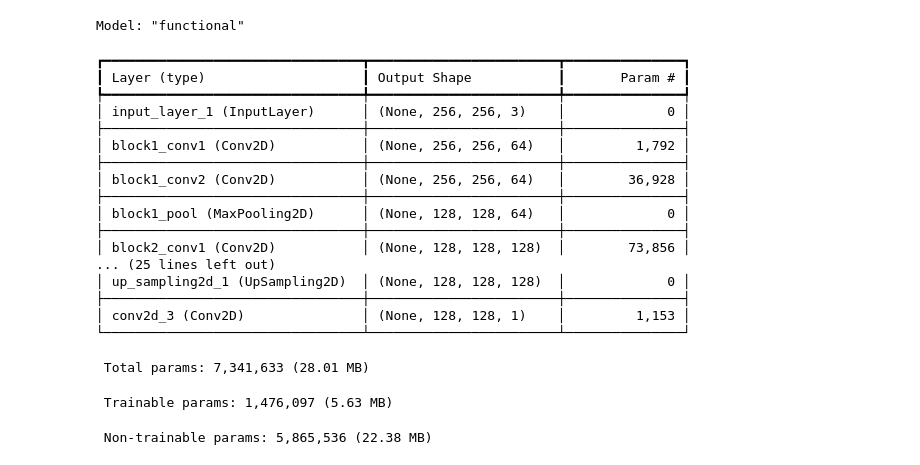
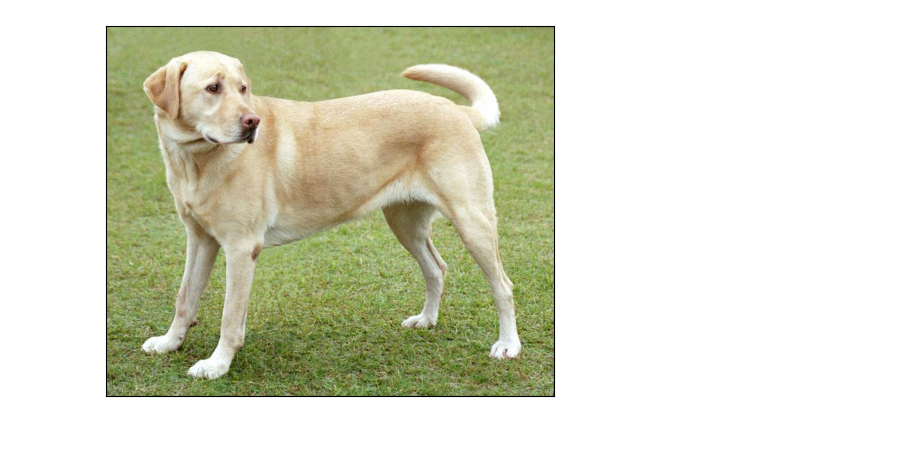
Before and after one commit to g-anupam/sketchy, a Jupyter notebook: src/train.ipynb, the cells around one changed output. Cells and saved outputs as stored; diff of their text form; code cells hidden in the pictures; blank space fills up the shorter version.

Commit message:
base model for training

```diff
--- a/src/train.ipynb
+++ b/src/train.ipynb
@@ -15,26 +0,0 @@ x = tf.keras.layers.Conv2D(1, (3, 3), activation='sigmoid', padding='same')(x)
-# %%
-model = tf.keras.models.Model(inputs = loaded_model.input, outputs = x)
-model.compile(optimizer = 'adam', loss = 'mse')
-model.summary()
-# %% [output]
-Model: "functional"
-┏━━━━━━━━━━━━━━━━━━━━━━━━━━━━━━━━━┳━━━━━━━━━━━━━━━━━━━━━━━━┳━━━━━━━━━━━━━━━┓
-┃ Layer (type)                    ┃ Output Shape           ┃       Param # ┃
-┡━━━━━━━━━━━━━━━━━━━━━━━━━━━━━━━━━╇━━━━━━━━━━━━━━━━━━━━━━━━╇━━━━━━━━━━━━━━━┩
-│ input_layer_1 (InputLayer)      │ (None, 256, 256, 3)    │             0 │
-├─────────────────────────────────┼────────────────────────┼───────────────┤
-│ block1_conv1 (Conv2D)           │ (None, 256, 256, 64)   │         1,792 │
-├─────────────────────────────────┼────────────────────────┼───────────────┤
-│ block1_conv2 (Conv2D)           │ (None, 256, 256, 64)   │        36,928 │
-├─────────────────────────────────┼────────────────────────┼───────────────┤
-│ block1_pool (MaxPooling2D)      │ (None, 128, 128, 64)   │             0 │
-├─────────────────────────────────┼────────────────────────┼───────────────┤
-│ block2_conv1 (Conv2D)           │ (None, 128, 128, 128)  │        73,856 │
-... (25 lines left out)
-│ up_sampling2d_1 (UpSampling2D)  │ (None, 128, 128, 128)  │             0 │
-├─────────────────────────────────┼────────────────────────┼───────────────┤
-│ conv2d_3 (Conv2D)               │ (None, 128, 128, 1)    │         1,153 │
-└─────────────────────────────────┴────────────────────────┴───────────────┘
- Total params: 7,341,633 (28.01 MB)
- Trainable params: 1,476,097 (5.63 MB)
- Non-trainable params: 5,865,536 (22.38 MB)
@@ -40,0 +6,44 @@ Model: "functional"
+# %%
+content_path = tf.keras.utils.get_file(
+'content.jpg',
+'https://storage.googleapis.com/download.tensorflow.org/example_images/YellowLabradorLooking_new.jpg')
+style_path = tf.keras.utils.get_file(
+'style.jpg',
+'https://storage.googleapis.com/download.tensorflow.org/example_images/Vassily_Kandinsky%2C_1913_-_Composition_7.jpg')
+# %%
+def load_and_process_image(image_path):
+    img = tf.keras.preprocessing.image.load_img(image_path)
+    img = tf.keras.preprocessing.image.img_to_array(img)
+    img = tf.keras.applications.vgg19.preprocess_input(img)
+    img = np.expand_dims(img, axis=0)
+    return img
+# %%
+def deprocess(img):
+    # perform the inverse of the pre processing step
+    img[:, :, 0] += 103.939
+    img[:, :, 1] += 116.779
+    img[:, :, 2] += 123.68
+    # convert RGB to BGR
+    img = img[:, :, ::-1]
+
+    img = np.clip(img, 0, 255).astype('uint8')
+    return img
+
+
+def display_image(image):
+    # remove one dimension if image has 4 dimension
+    if len(image.shape) == 4:
+        img = np.squeeze(image, axis=0)
+
+    img = deprocess(img)
+
+    plt.grid(False)
+    plt.xticks([])
+    plt.yticks([])
+    plt.imshow(img)
+    return
+# %%
+content_img = load_and_process_image(content_path)
+display_image(content_img)
+# %% [output]
+[figure, added]
```
Also changed, not shown: parts of 7 cells of this notebook.
